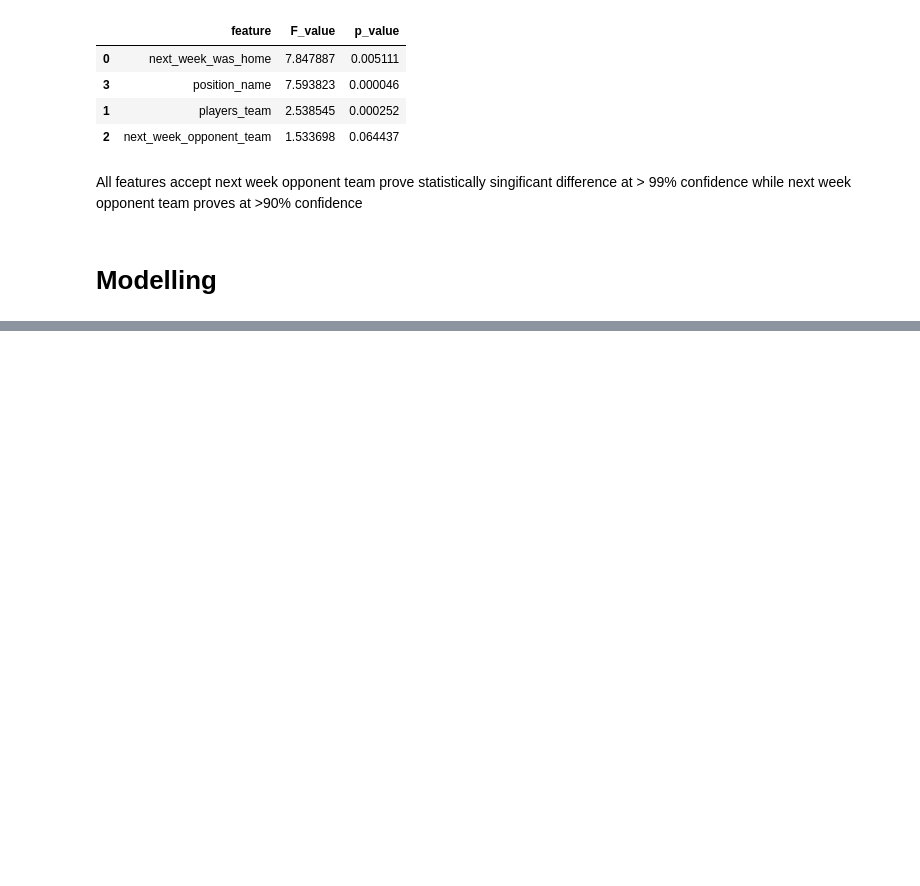
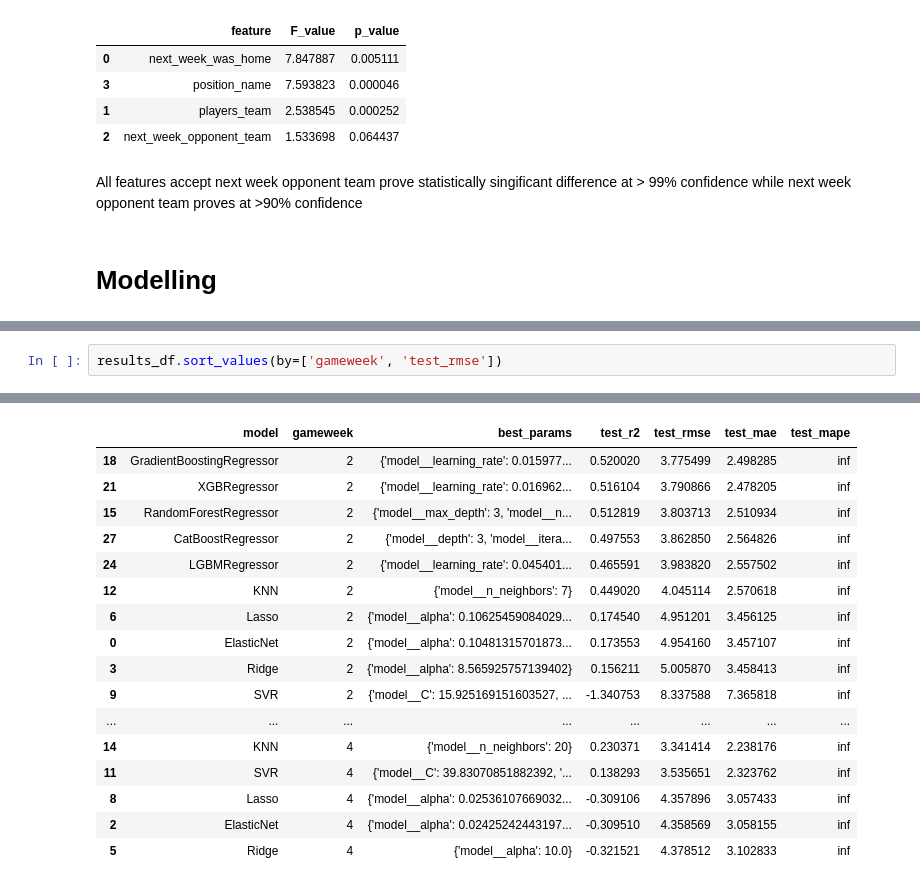
Before and after one commit to emolloy123/FPL-Modelling, a Jupyter notebook: fpl-modelling/notebooks/modelling..ipynb, the cells around one changed output, grey strips where cells are left out. Drawn from its saved outputs; the diff is of its cells as text; blank space fills up the shorter version.

```diff
--- a/fpl-modelling/notebooks/modelling..ipynb
+++ b/fpl-modelling/notebooks/modelling..ipynb
@@ -404,0 +683,3 @@ MAE: 1.055, RMSE: 2.249, R²: 0.213, MAPE: 133158775258564368.000%
+# %%
+results_df.sort_values(by=['gameweek', 'test_rmse'])
+# %% [output]
@@ -404,0 +687,17 @@ MAE: 1.055, RMSE: 2.249, R²: 0.213, MAPE: 133158775258564368.000%
+|  | model | gameweek | best_params | test_r2 | test_rmse | test_mae | test_mape |
+| 18 | GradientBoostingRegressor | 2 | {'model__learning_rate': 0.015977... | 0.520020 | 3.775499 | 2.498285 | inf |
+| 21 | XGBRegressor | 2 | {'model__learning_rate': 0.016962... | 0.516104 | 3.790866 | 2.478205 | inf |
+| 15 | RandomForestRegressor | 2 | {'model__max_depth': 3, 'model__n... | 0.512819 | 3.803713 | 2.510934 | inf |
+| 27 | CatBoostRegressor | 2 | {'model__depth': 3, 'model__itera... | 0.497553 | 3.862850 | 2.564826 | inf |
+| 24 | LGBMRegressor | 2 | {'model__learning_rate': 0.045401... | 0.465591 | 3.983820 | 2.557502 | inf |
+| 12 | KNN | 2 | {'model__n_neighbors': 7} | 0.449020 | 4.045114 | 2.570618 | inf |
+| 6 | Lasso | 2 | {'model__alpha': 0.10625459084029... | 0.174540 | 4.951201 | 3.456125 | inf |
+| 0 | ElasticNet | 2 | {'model__alpha': 0.10481315701873... | 0.173553 | 4.954160 | 3.457107 | inf |
+| 3 | Ridge | 2 | {'model__alpha': 8.565925757139402} | 0.156211 | 5.005870 | 3.458413 | inf |
+| 9 | SVR | 2 | {'model__C': 15.925169151603527, ... | -1.340753 | 8.337588 | 7.365818 | inf |
+| ... | ... | ... | ... | ... | ... | ... | ... |
+| 14 | KNN | 4 | {'model__n_neighbors': 20} | 0.230371 | 3.341414 | 2.238176 | inf |
+| 11 | SVR | 4 | {'model__C': 39.83070851882392, '... | 0.138293 | 3.535651 | 2.323762 | inf |
+| 8 | Lasso | 4 | {'model__alpha': 0.02536107669032... | -0.309106 | 4.357896 | 3.057433 | inf |
+| 2 | ElasticNet | 4 | {'model__alpha': 0.02425242443197... | -0.309510 | 4.358569 | 3.058155 | inf |
+| 5 | Ridge | 4 | {'model__alpha': 10.0} | -0.321521 | 4.378512 | 3.102833 | inf |
```
Also changed, not shown: parts of 26 cells of this notebook, 10 other files.
